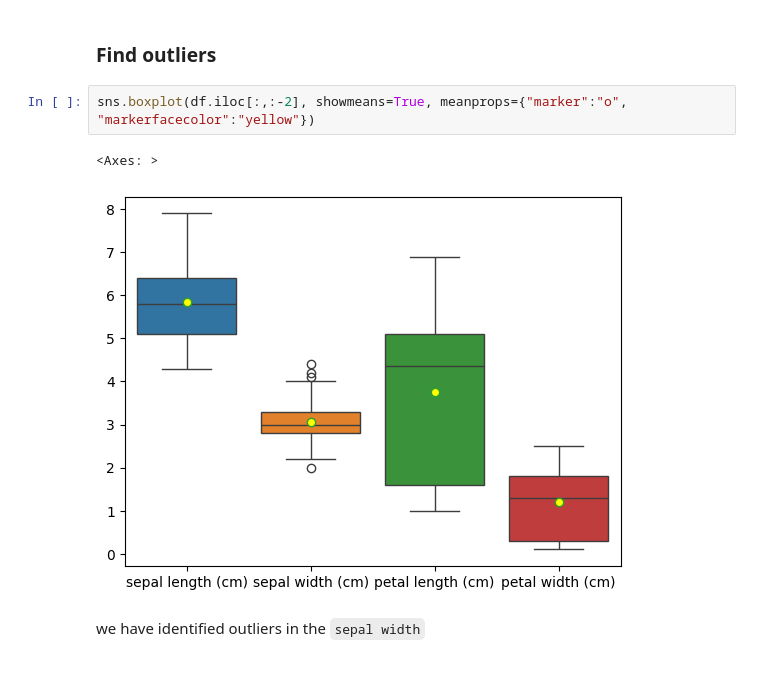
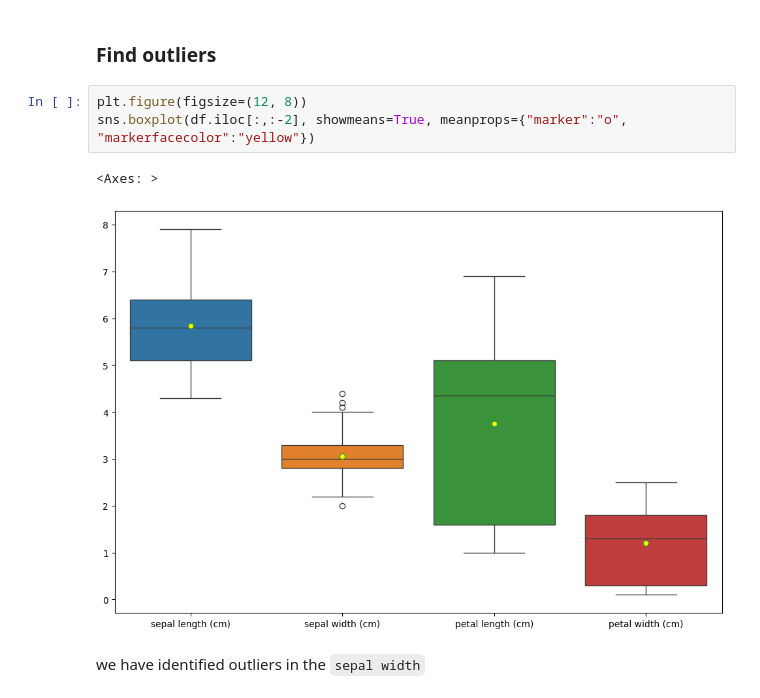
Before and after one commit to adimail/notebooks, a Jupyter notebook: iris.ipynb, the cells around one changed output. Drawn from its saved outputs; the diff is of its cells as text.

```diff
--- a/iris.ipynb
+++ b/iris.ipynb
@@ -105,9 +94,10 @@ We want to study the relationship between the type of iris and the dimensions of
 # %% [markdown]
 ### Find outliers
 # %%
+plt.figure(figsize=(12, 8))
 sns.boxplot(df.iloc[:,:-2], showmeans=True, meanprops={"marker":"o", "markerfacecolor":"yellow"})
 # %% [output]
 <Axes: >
-[figure, old version]
+[figure, new version]
 # %% [markdown]
 we have identified outliers in the `sepal width`
```
Also changed, not shown: parts of 42 cells of this notebook.
